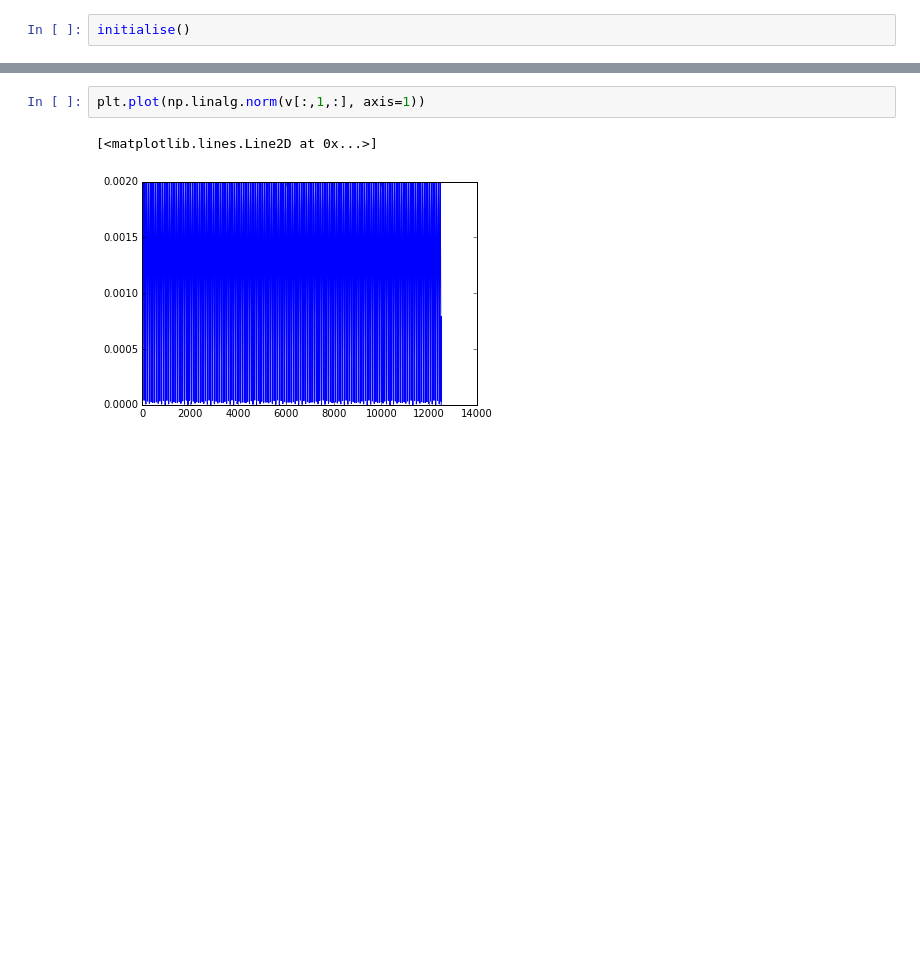
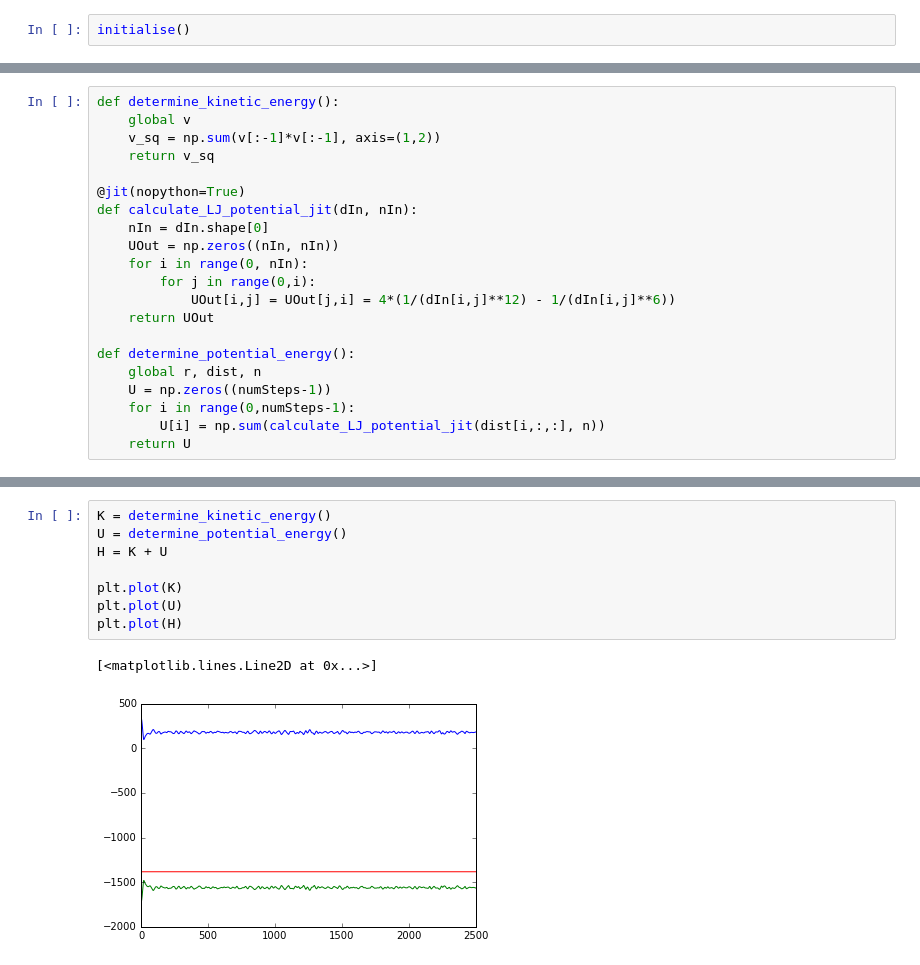
Before and after one commit to JesseSlim/comp-phys-2016, a Jupyter notebook: molecular-dynamics/simulation/TestSimulation.ipynb, the cells around one changed output, grey strips where cells are left out. Drawn from its saved outputs; the diff is of its cells as text; blank space fills up the shorter version.

```diff
--- a/molecular-dynamics/simulation/TestSimulation.ipynb
+++ b/molecular-dynamics/simulation/TestSimulation.ipynb
@@ -200,3 +204,24 @@ def determine_kinetic_energy():
+# %%
+def determine_kinetic_energy():
+    global v
+    v_sq = np.sum(v[:-1]*v[:-1], axis=(1,2))
+    return v_sq
+
+@jit(nopython=True)
+def calculate_LJ_potential_jit(dIn, nIn):
+    nIn = dIn.shape[0]
+    UOut = np.zeros((nIn, nIn))
+    for i in range(0, nIn):
+        for j in range(0,i):
+            UOut[i,j] = UOut[j,i] = 4*(1/(dIn[i,j]**12) - 1/(dIn[i,j]**6))
+    return UOut
+
+def determine_potential_energy():
+    global r, dist, n
+    U = np.zeros((numSteps-1))
+    for i in range(0,numSteps-1):
+        U[i] = np.sum(calculate_LJ_potential_jit(dist[i,:,:], n))
+    return U
 # %%
 plt.plot(dist[:,0,1])
 # %% [output]
@@ -210,5 +235,11 @@ plt.plot(np.linalg.norm(v[:,0,:], axis=1))
-# %%
-plt.plot(np.linalg.norm(v[:,1,:], axis=1))
-# %% [output]
-[<matplotlib.lines.Line2D at 0x...>]
-[figure, removed]
+# %%
+K = determine_kinetic_energy()
+U = determine_potential_energy()
+H = K + U
+
+plt.plot(K)
+plt.plot(U)
+plt.plot(H)
+# %% [output]
+[<matplotlib.lines.Line2D at 0x...>]
+[figure, added]
```
Also changed, not shown: parts of 16 cells of this notebook.
